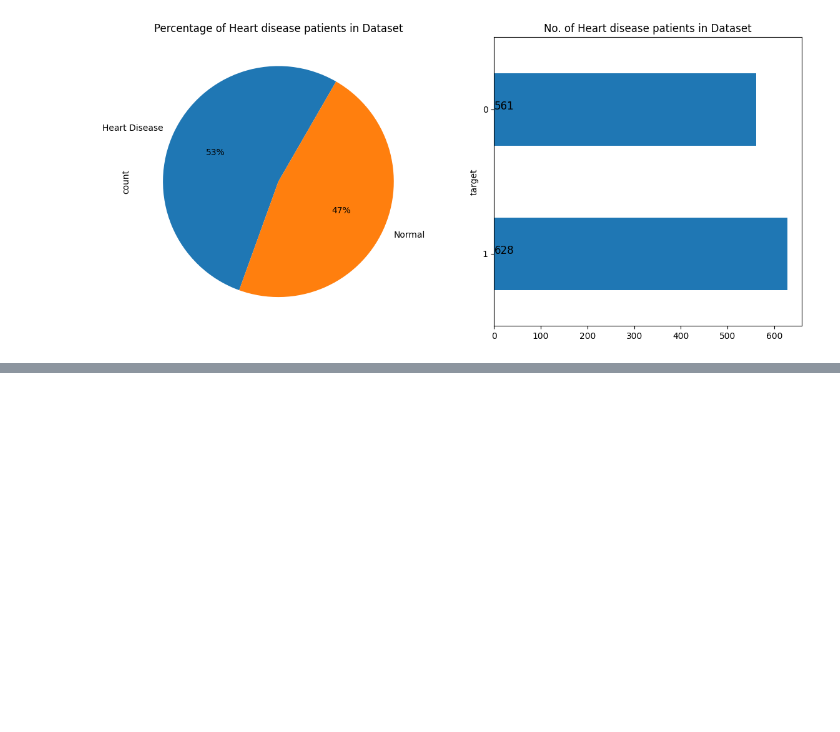
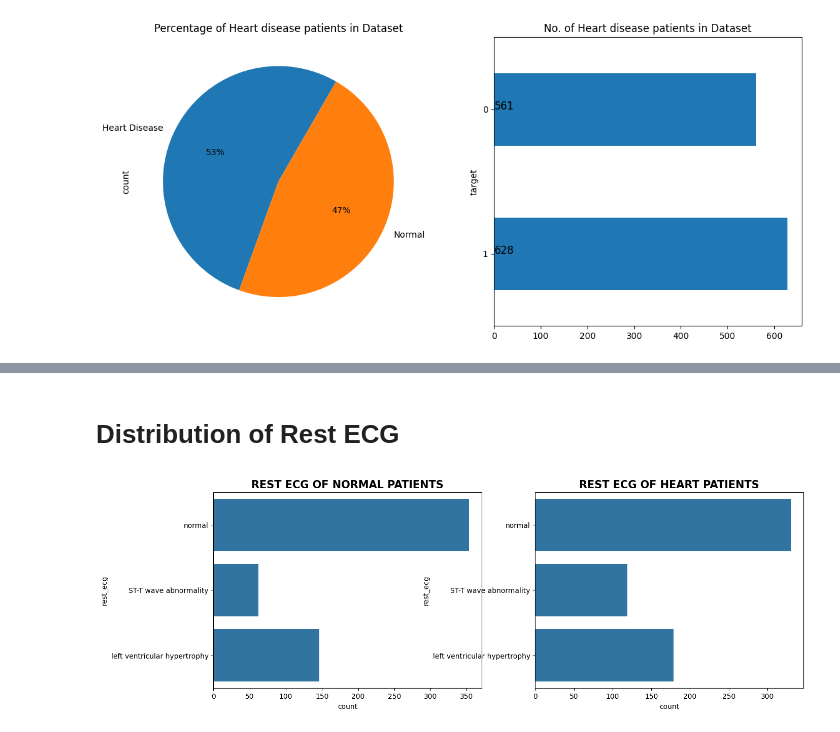
Before and after one commit to santoshw03/ML_and_Healthcare, a Jupyter notebook: modelToPredictHeartDisease.ipynb, the cells around one changed output, grey strips where cells are left out. Saved outputs shown, nothing was run; the diff lists cells and outputs as text; code cells hidden in the pictures; blank space fills up the shorter version.

```diff
--- a/modelToPredictHeartDisease.ipynb
+++ b/modelToPredictHeartDisease.ipynb
@@ -182,0 +259,16 @@ plt.show()
+# %% [markdown]
+# Distribution of Rest ECG
+# %%
+# plotting normal patients
+fig = plt.figure(figsize=(15,5))
+ax1 = plt.subplot2grid((1,2),(0,0))
+sns.countplot(attr_0['rest_ecg'])
+plt.title('REST ECG OF NORMAL PATIENTS', fontsize=15, weight='bold')
+
+#plotting heart patients
+ax1 = plt.subplot2grid((1,2),(0,1))
+sns.countplot(attr_1['rest_ecg'])
+plt.title('REST ECG OF HEART PATIENTS', fontsize=15, weight='bold' )
+plt.show()
+# %% [output]
+[figure, added]
```
Also changed, not shown: parts of 54 cells of this notebook.
